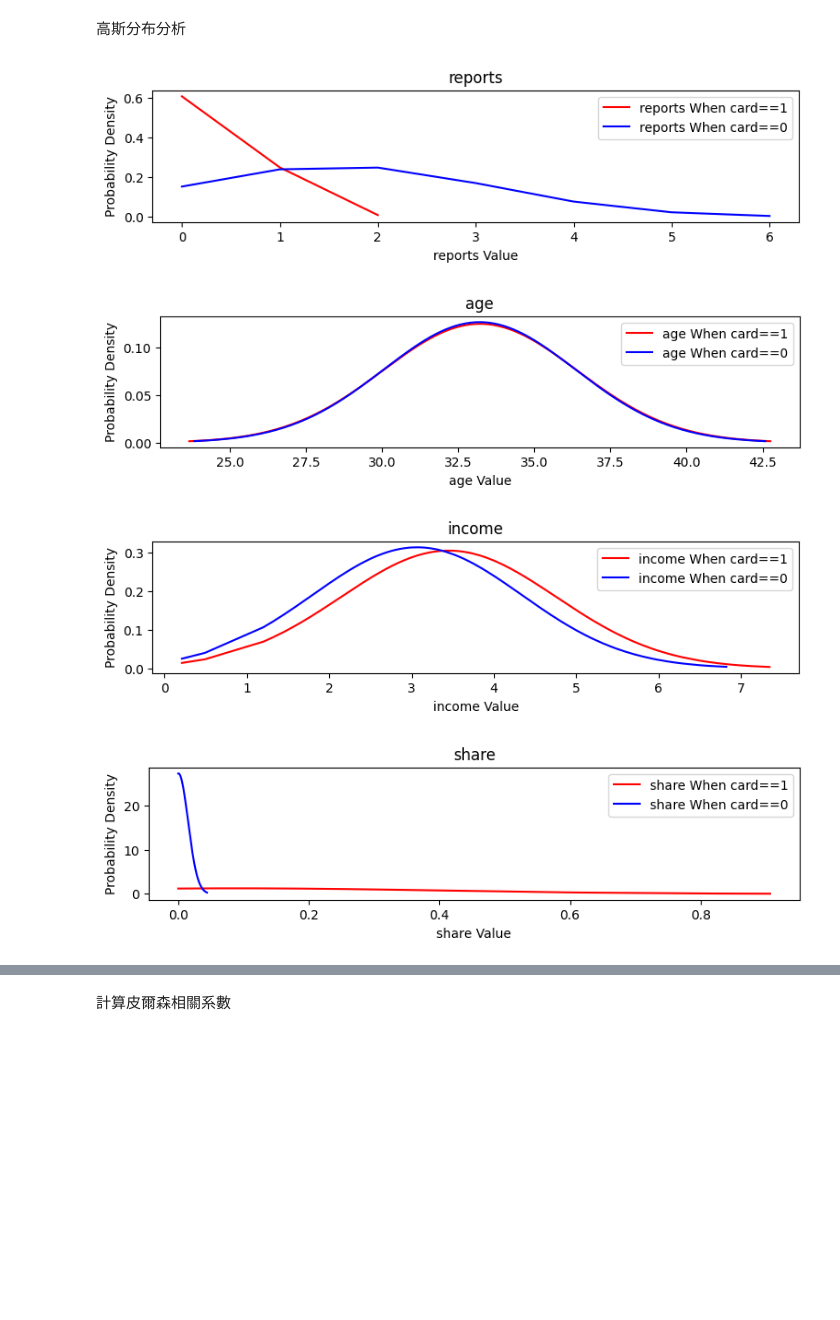
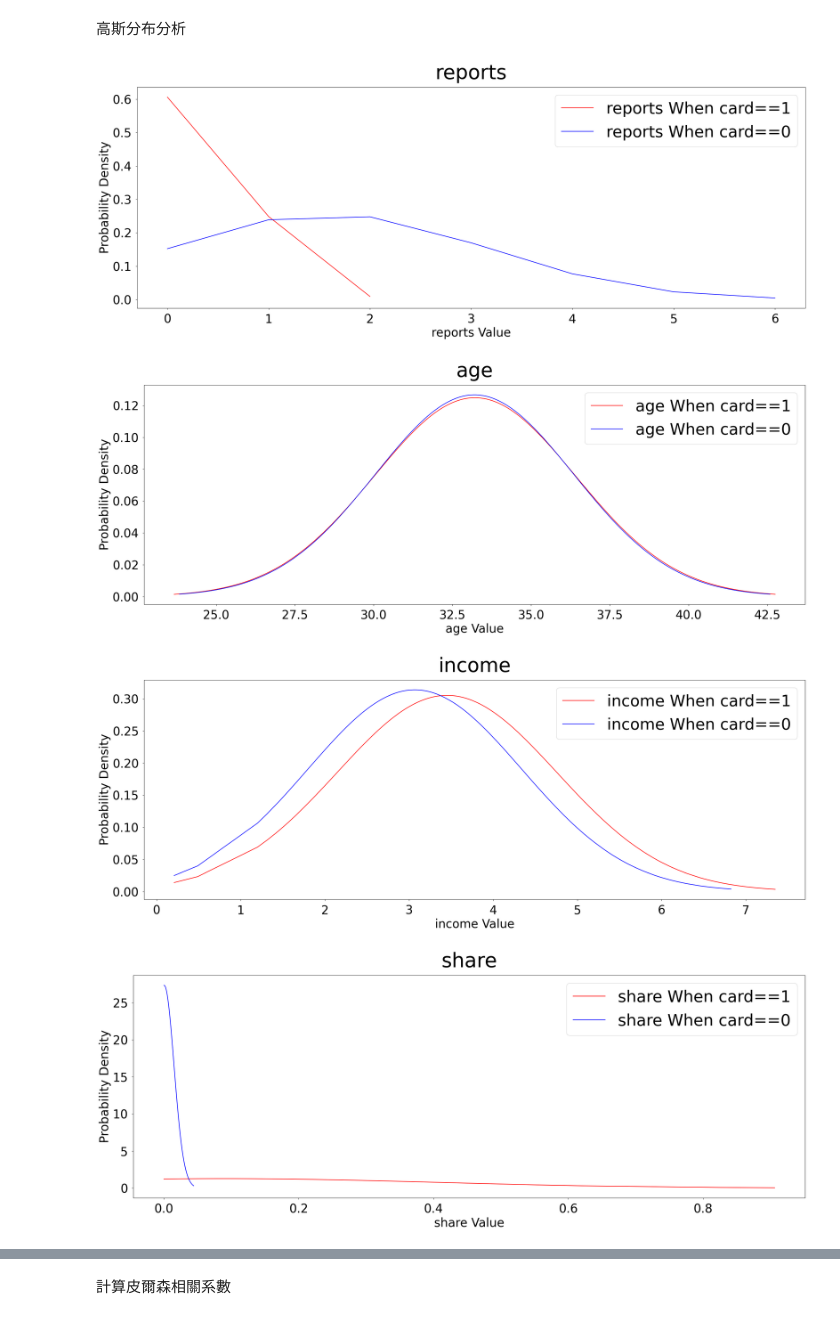
Before and after one commit to RCK10274/Issue_Credit_Card, a Jupyter notebook: Analyz.ipynb, the cells around one changed output, grey strips where cells are left out. Drawn from its saved outputs; the diff is of its cells as text; code cells hidden in the pictures; blank space fills up the shorter version.

```diff
--- a/Analyz.ipynb
+++ b/Analyz.ipynb
@@ -23,21 +22,22 @@ def PlotGaussian(mean0, std0, label, color, X):
     plt.plot(X, y, label=f'{label}', color=color)
 # %%
 for n in Original_data.iloc[:,1:].columns:
-    plt.figure(figsize=(15, 10))
-    plt.subplot(5, 2, 1)
+    plt.figure(figsize=(30, 10))
+    #plt.subplot(5, 2, 1)
     PlotGaussian(Original_data[n][Original_data["card"]==1].mean(), Original_data[n][Original_data["card"]==1].std(), f'{n} When card==1', 'red', Original_data[n])
     PlotGaussian(Original_data[n][Original_data["card"]==0].mean(), Original_data[n][Original_data["card"]==0].std(), f'{n} When card==0', 'blue', Original_data[n])
-    plt.title(n)
-    plt.xlabel(f'{n} Value')
-    plt.ylabel('Probability Density')
-    plt.legend()
-
-    plt.tight_layout()
+    plt.title(n, fontsize=50, pad=20)
+    plt.xlabel(f'{n} Value', fontsize=30)
+    plt.ylabel('Probability Density', fontsize=30)
+    plt.legend(prop={'size': 40}, markerscale=20)
+    plt.tick_params(axis='x', labelsize=30, pad=10)
+    plt.tick_params(axis='y', labelsize=30, pad=10)
+    #plt.tight_layout()
     #plt.subplots_adjust(left=None, bottom=None, right=None, top=None, wspace=1, hspace=1)
     plt.show()
-    #plt.savefig(r"D:\Github\Issue_Credit_Card\PlotGaussian.png")
+    #plt.savefig(f"Data/PlotGaussian_{n}.png")
 # %% [output]
-[figure, old version]
+[figure, new version]
-[figure, old version]
+[figure, new version]
-[figure, old version]
+[figure, new version]
-[figure, old version]
+[figure, new version]
```
Also changed, not shown: parts of 6 cells of this notebook, 21 other files.
